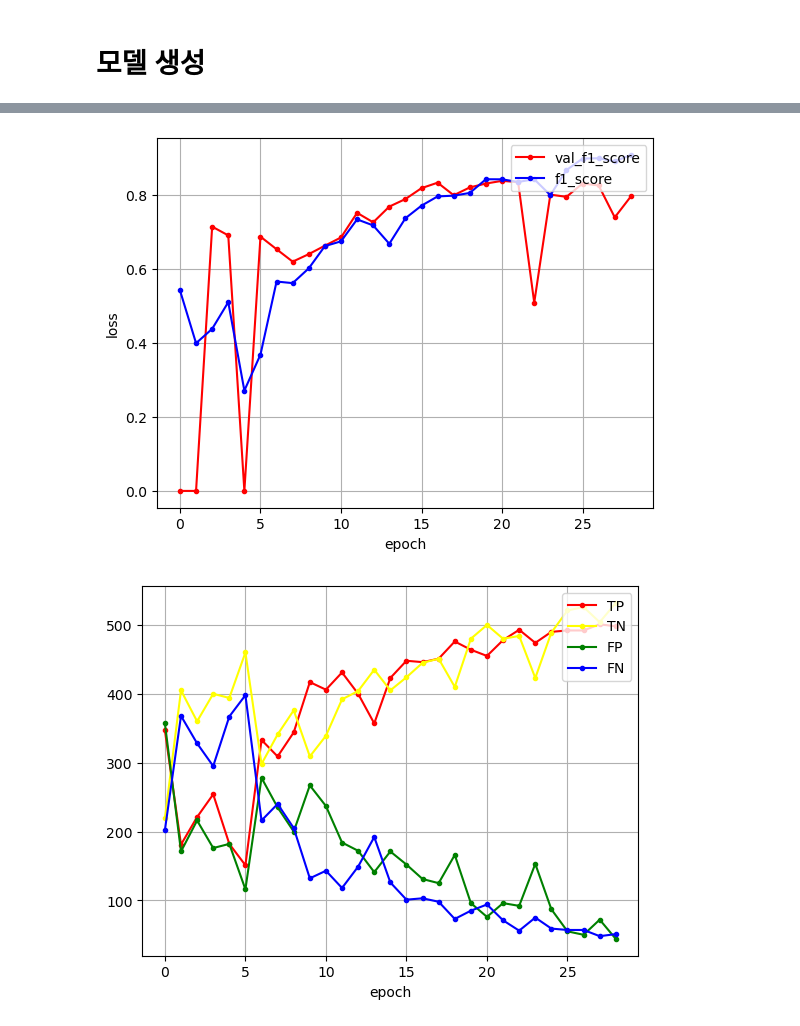
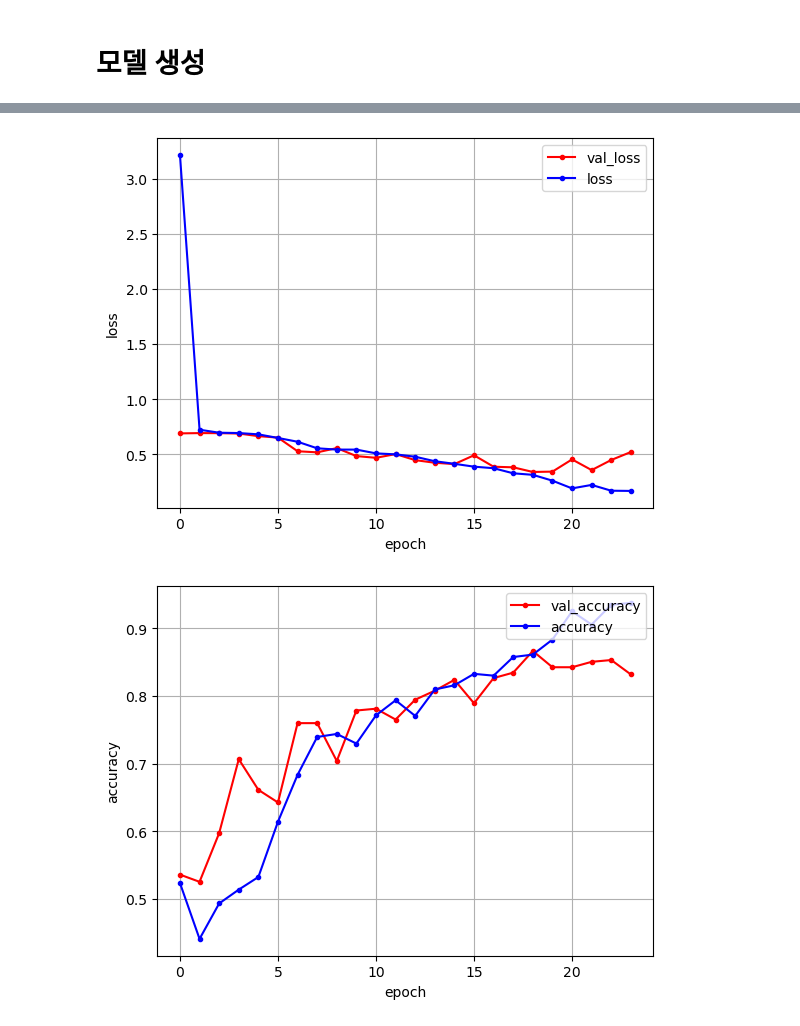
Before and after one commit to diw28/reCaptcha_fregic, a Jupyter notebook: bicycle.ipynb, the cells around one changed output, grey strips where cells are left out. Saved outputs shown, nothing was run; the diff lists cells and outputs as text; code cells hidden in the pictures.

```diff
--- a/bicycle.ipynb
+++ b/bicycle.ipynb
@@ -12,7 +11,7 @@ from sklearn.model_selection import train_test_split
 # %%
 import os
 
-X = np.empty((2000, 128, 128, 3))
+X = np.empty((2000, 64, 64, 3))
 Y = np.empty((2000,))
 
 target = 'Bicycle'
@@ -24,20 +23,20 @@ folders.remove('Other')
 files = os.listdir(f'./images/{target}')
 for i in range(1000):
     x = cv2.imread(f"./images/{target}/{files[i]}")
-    X[i] = cv2.resize(x, (128, 128))
+    X[i] = cv2.resize(x, (64, 64))
     Y[i] = 1
 
 files = os.listdir('./images/Other')
 for i in range(300):
     x = cv2.imread(f"./images/Other/{files[i]}")
-    X[i+1000] = cv2.resize(x, (128, 128))
+    X[i+1000] = cv2.resize(x, (64, 64))
     Y[i+1000] = 0
 
 for f in range(7):
     files = os.listdir(f'./images/{folders[f]}')
     for i in range(100):
         x = cv2.imread(f"./images/{folders[f]}/{files[i]}")
-        X[1300+f*100+i] = cv2.resize(x, (128, 128))
+        X[1300+f*100+i] = cv2.resize(x, (64, 64))
         Y[1300+f*100+i] = 0
 # %%
 X_train, X_test, y_train, y_test = train_test_split(X, Y, random_state=0)
@@ -74,23 +54,20 @@ def f1_score(y_true, y_pred):
 # 모델 생성
 # %%
 model = Sequential()
-model.add(Conv2D(8, (3,3), activation='relu', input_shape=(128, 128, 3)))
+model.add(Conv2D(16, (3,3), activation='relu', input_shape=(64, 64, 3)))
 model.add(MaxPooling2D())
-model.add(Conv2D(32, (3,3), activation='relu'))
-model.add(Conv2D(32, (3,3), activation='relu'))
+model.add(Conv2D(64, (3,3), activation='relu'))
 model.add(MaxPooling2D())
-model.add(Conv2D(128, (3,3), activation='relu'))
-model.add(Conv2D(128, (3,3), activation='relu'))
+model.add(Conv2D(256, (3,3), activation='relu'))
 model.add(MaxPooling2D())
-model.add(Conv2D(512, (3,3), activation='relu'))
-model.add(Conv2D(512, (3,3), activation='relu'))
+model.add(Conv2D(1024, (3,3), activation='relu'))
 model.add(Flatten())
 model.add(Dense(128, activation='relu'))
-model.add(Dropout(0.3))
+model.add(Dropout(0.2))
 model.add(Dense(128, activation='relu'))
-model.add(Dropout(0.3))
+model.add(Dropout(0.2))
 model.add(Dense(128, activation='relu'))
-model.add(Dropout(0.3))
+model.add(Dropout(0.2))
 model.add(Dense(32, activation='relu'))
 model.add(Dense(1, activation='sigmoid'))
 # %%
@@ -99,11 +76,6 @@ model.compile(
     loss='binary_crossentropy',
     metrics=[
         'accuracy',
-        f1_score,
-        TruePositives(name='TP'),
-        TrueNegatives(name='TN'),
-        FalsePositives(name='FP'),
-        FalseNegatives(name='FN'),
     ],
 )
 # %%
@@ -146,10 +112,10 @@ model.evaluate(X_test, y_test)
 # %%
-val_f1_score = history.history['val_f1_score']
-f1_score = history.history['f1_score']
+val_loss = history.history['val_loss']
+loss = history.history['loss']
 
-x_len = np.arange(len(f1_score))
-plt.plot(x_len, val_f1_score, marker='.', c="red", label='val_f1_score')
-plt.plot(x_len, f1_score, marker='.', c="blue", label='f1_score')
+x_len = np.arange(len(loss))
+plt.plot(x_len, val_loss, marker='.', c="red", label='val_loss')
+plt.plot(x_len, loss, marker='.', c="blue", label='loss')
 
 plt.legend(loc='upper right')
 plt.grid()
@@ -157,22 +123,19 @@ plt.xlabel('epoch')
 plt.ylabel('loss')
 plt.show()
 # %% [output]
-[figure, old version]
+[figure, new version]
 # %%
-TP = history.history['TP']
-TN = history.history['TN']
-FP = history.history['FP']
-FN = history.history['FN']
+val_accuracy = history.history['val_accuracy']
+accuracy = history.history['accuracy']
 
-x_len = np.arange(len(TP))
-plt.plot(x_len, TP, marker='.', c="red", label='TP')
-plt.plot(x_len, TN, marker='.', c="yellow", label='TN')
-plt.plot(x_len, FP, marker='.', c="green", label='FP')
-plt.plot(x_len, FN, marker='.', c="blue", label='FN')
+x_len = np.arange(len(accuracy))
+plt.plot(x_len, val_accuracy, marker='.', c="red", label='val_accuracy')
+plt.plot(x_len, accuracy, marker='.', c="blue", label='accuracy')
 
 plt.legend(loc='upper right')
 plt.grid()
 plt.xlabel('epoch')
+plt.ylabel('accuracy')
 plt.show()
 # %% [output]
-[figure, old version]
+[figure, new version]
```
Also changed, not shown: parts of 6 cells of this notebook, 5 other files.
